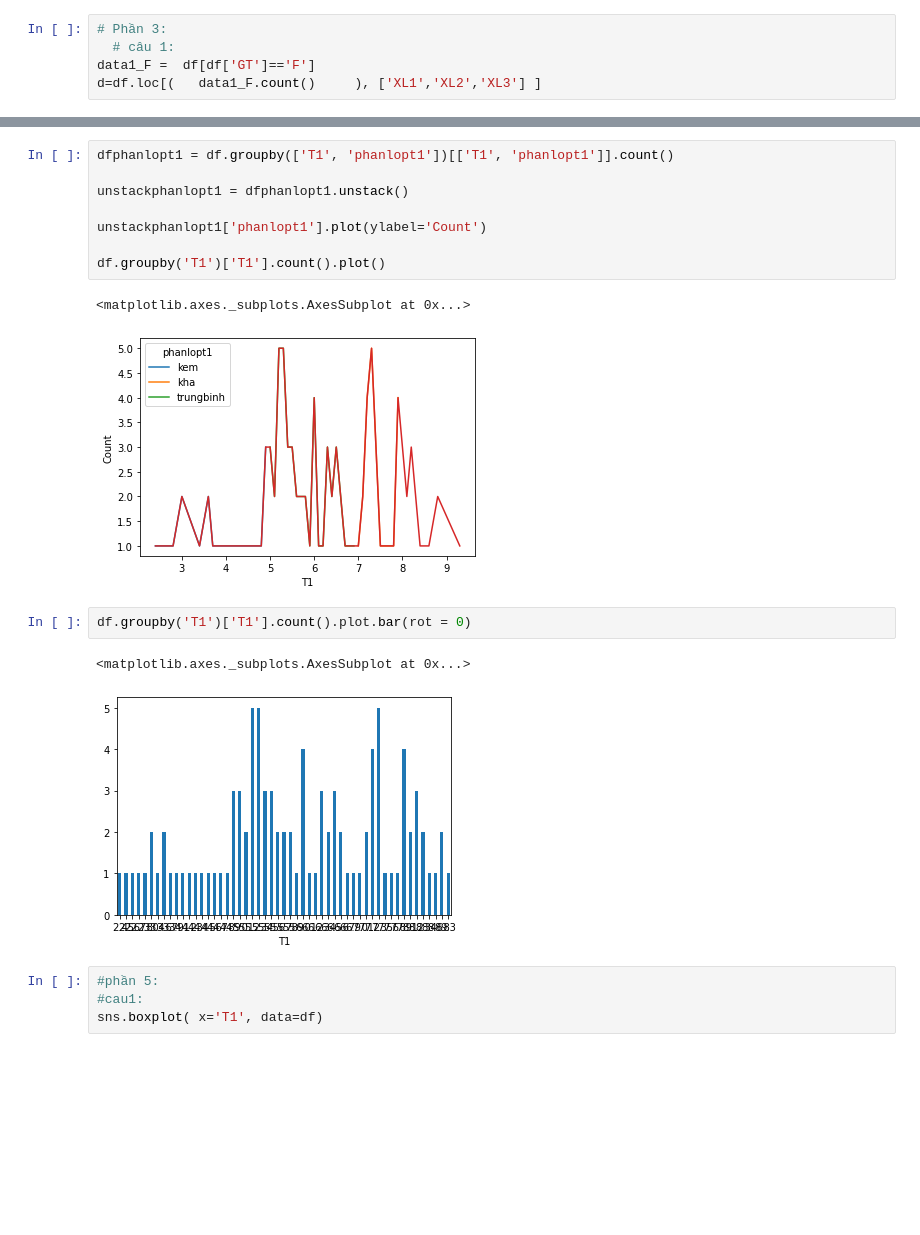
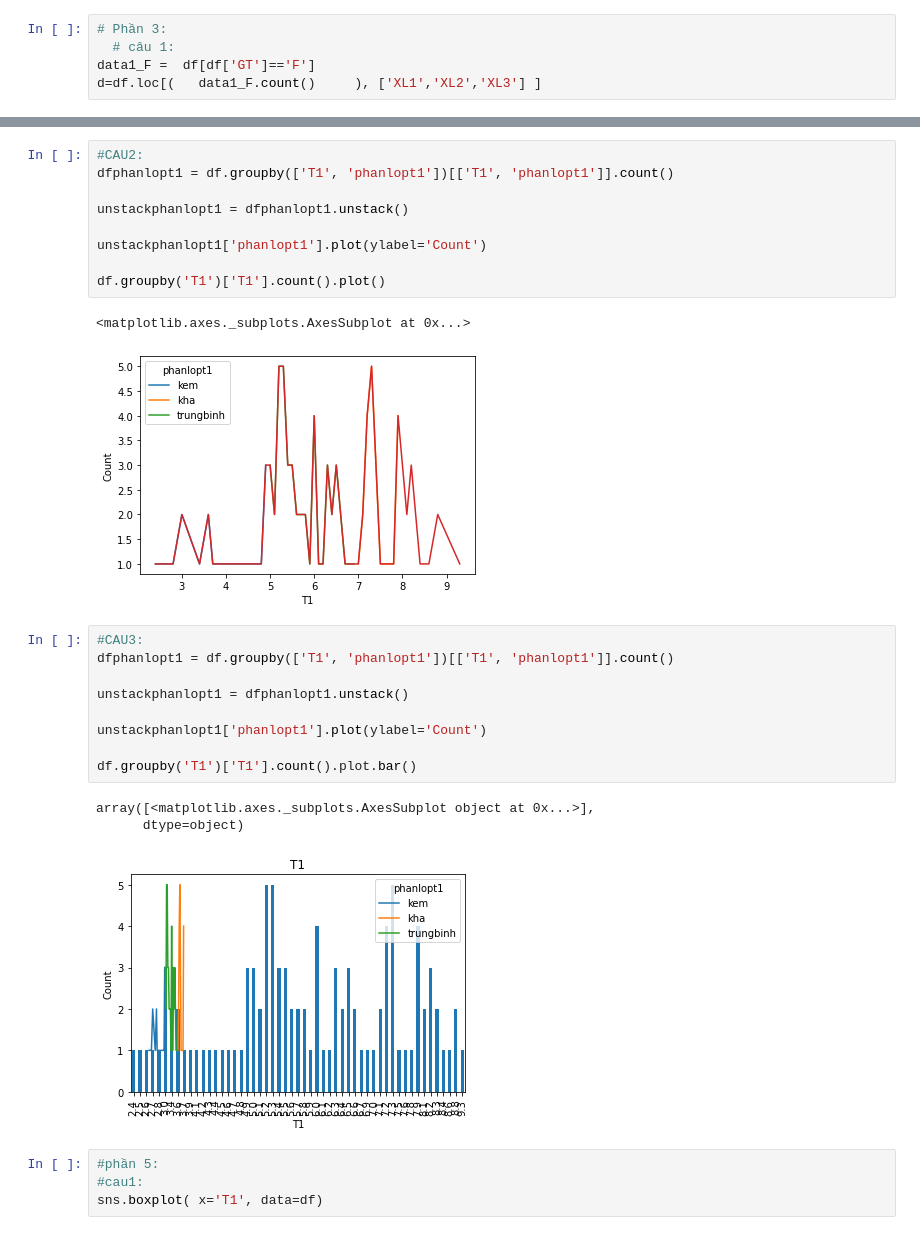
Before and after one commit to quangvinht/Phan_tich_du_lieu_hoc_sau, a Jupyter notebook: lab02.ipynb, the cells around one changed output, grey strips where cells are left out. Drawn from its saved outputs; the diff is of its cells as text; blank space fills up the shorter version.

```diff
--- a/lab02.ipynb
+++ b/lab02.ipynb
@@ -375,5 +375,6 @@ plt.plot(df['T1'])
 [figure]
 # %%
+#CAU2:
 dfphanlopt1 = df.groupby(['T1', 'phanlopt1'])[['T1', 'phanlopt1']].count()
 
 unstackphanlopt1 = dfphanlopt1.unstack()
@@ -384,11 +385,19 @@ df.groupby('T1')['T1'].count().plot()
 # %% [output]
 <matplotlib.axes._subplots.AxesSubplot at 0x...>
 [figure]
-# %%
-df.groupby('T1')['T1'].count().plot.bar(rot = 0)
-# %% [output]
-<matplotlib.axes._subplots.AxesSubplot at 0x...>
-[figure, removed]
+# %%
+#CAU3:
+dfphanlopt1 = df.groupby(['T1', 'phanlopt1'])[['T1', 'phanlopt1']].count()
+
+unstackphanlopt1 = dfphanlopt1.unstack()
+
+unstackphanlopt1['phanlopt1'].plot(ylabel='Count')
+
+df.groupby('T1')['T1'].count().plot.bar()
+# %% [output]
+array([<matplotlib.axes._subplots.AxesSubplot object at 0x...>],
+      dtype=object)
+[figure, added]
 # %%
 #phần 5:
 #cau1:
```
Also changed, not shown: parts of 2 cells of this notebook.
